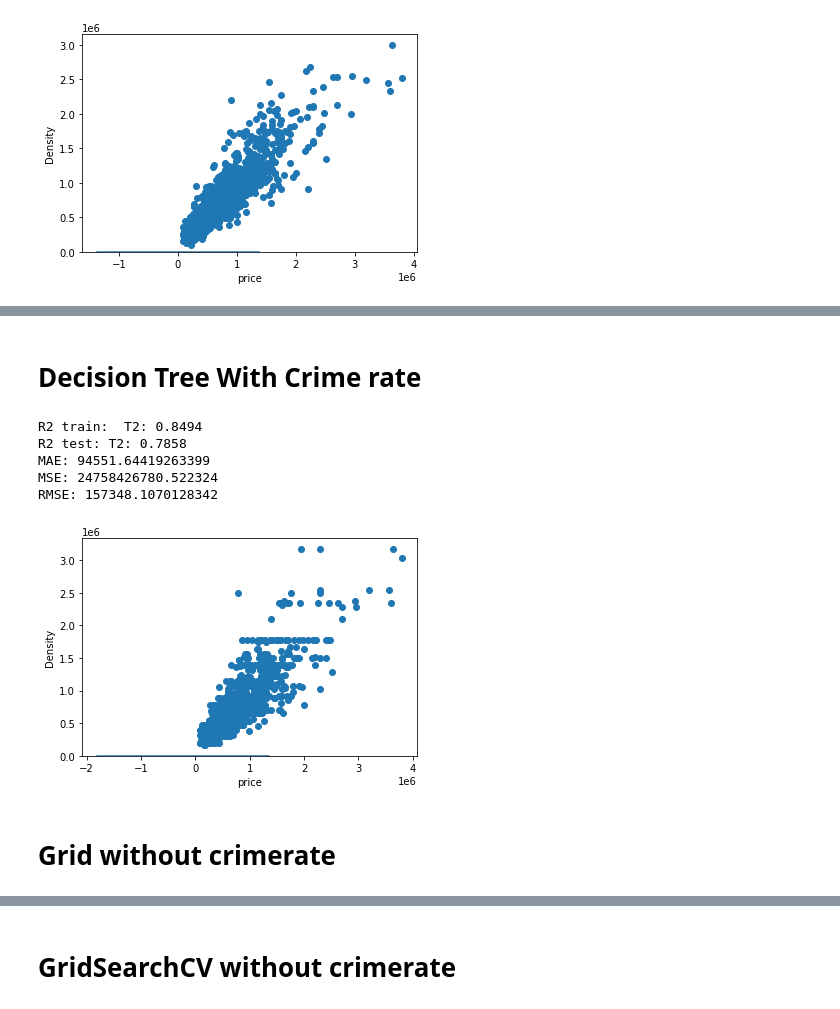
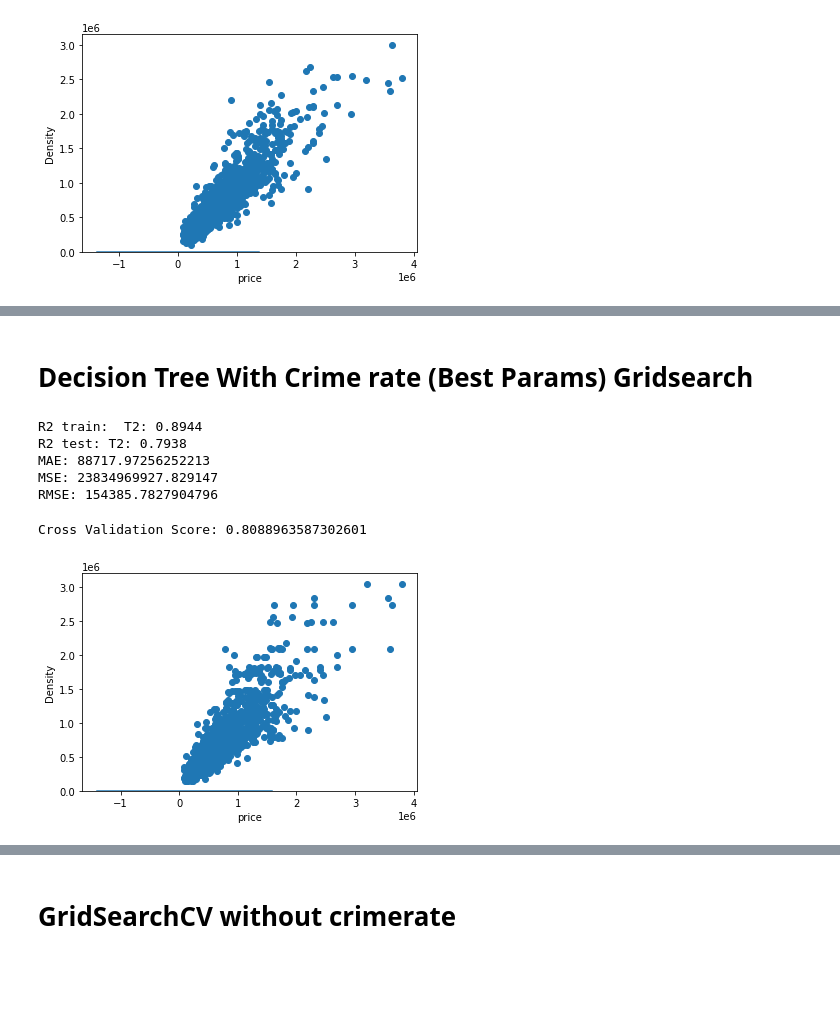
Before and after one commit to dvh549/Machine_Learning, a Jupyter notebook: House Sales Prediction - Decision Tree.ipynb, the cells around one changed output, grey strips where cells are left out. Cells and saved outputs as stored; diff of their text form; code cells hidden in the pictures; blank space fills up the shorter version.

Commit message:
Update decision tree with bagging and cross val

```diff
--- a/House Sales Prediction - Decision Tree.ipynb
+++ b/House Sales Prediction - Decision Tree.ipynb
@@ -306,3 +308,5 @@ house_data_with_crime.head()
+# %%
+strat_k_fold = StratifiedKFold(n_splits=5, shuffle=True, random_state=42)
 # %% [markdown]
 # Train Test Split
 # %% [markdown]
@@ -400,0 +409,6 @@ plt.scatter(y_test,prediction)
+# %%
+from sklearn import tree, ensemble, metrics
+
+bagging = ensemble.BaggingRegressor(tree.DecisionTreeRegressor(), random_state = 2021)
+bagging.fit(X_train_2, y_train_2)
+bagging.score(X_test_2, y_test_2)
@@ -401,38 +424,38 @@ plt.scatter(y_test,prediction)
 # %% [markdown]
-# Decision Tree With Crime rate
+# Decision Tree With Crime rate (Best Params) Gridsearch
 # %%
 from sklearn import tree
 
 # build four decision trees for regression here
-regr_2 = tree.DecisionTreeRegressor(max_depth=8, criterion="mse", max_features="auto", min_samples_leaf=5)
+regr_2 = tree.DecisionTreeRegressor(max_depth=12, criterion="mse", min_samples_leaf=9, max_leaf_nodes=None)
 # decision_tree_model = tree.DecisionTreeRegressor()
 
 tree2 = regr_2.fit(X_train_2, y_train_2)
 # decision_tree_model.fit(X_train, y_train)
 
 
 #R2 score
 print(f"R2 train:  T2: {round(tree2.score(X_train_2, y_train_2), 4)}")
 print(f"R2 test: T2: {round(tree2.score(X_test_2, y_test_2),4 )}")
 # print(f"R2 train:  T2: {round(decision_tree_model.score(X_train, y_train), 4)}")
 # print(f"R2 test: T2: {round(decision_tree_model.score(X_test, y_test),4 )}")
 
 
 prediction=tree2.predict(X_test_2)
 sns.distplot(y_test_2-prediction)
 plt.scatter(y_test_2,prediction)
 
 from sklearn import metrics
 
 print('MAE:', metrics.mean_absolute_error(y_test_2,prediction))
 print('MSE:', metrics.mean_squared_error(y_test_2, prediction))
 print('RMSE:', np.sqrt(metrics.mean_squared_error(y_test_2, prediction)))
+print("Cross Validation Score: " +str(np.mean(cross_val_score(tree2, X_2, y_2, cv=strat_k_fold))))
 # %% [output]
-R2 train:  T2: 0.8494
-R2 test: T2: 0.7858
-MAE: 94551.64419263399
-MSE: 24758426780.522324
-RMSE: 157348.1070128342
+R2 train:  T2: 0.8944
+R2 test: T2: 0.7938
+MAE: 88717.97256252213
+MSE: 23834969927.829147
+RMSE: 154385.7827904796
+Cross Validation Score: 0.8088963587302601
-[figure, old version]
+[figure, new version]
-# %% [markdown]
-# Grid without crimerate
```
Also changed, not shown: parts of 27 cells of this notebook.
